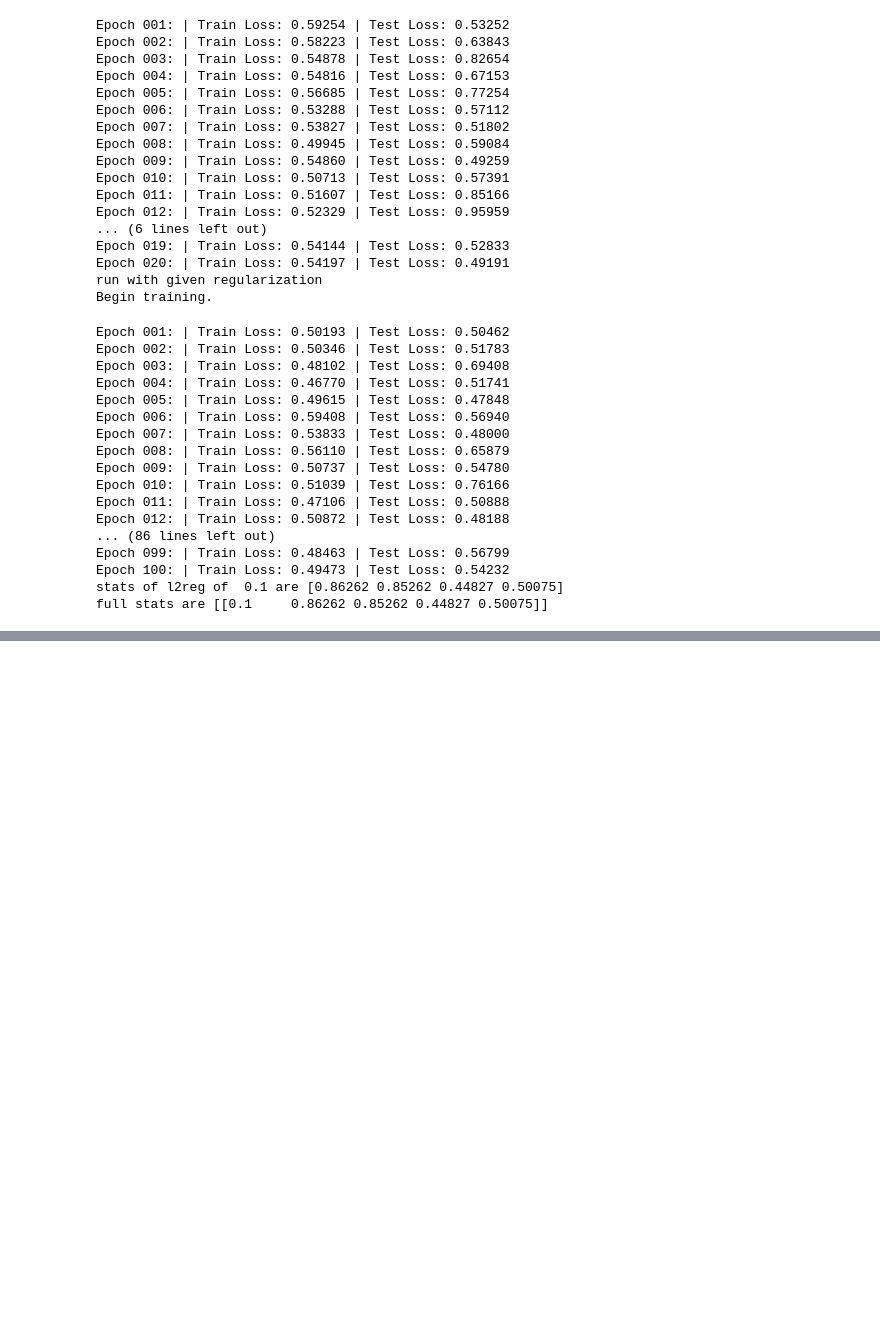
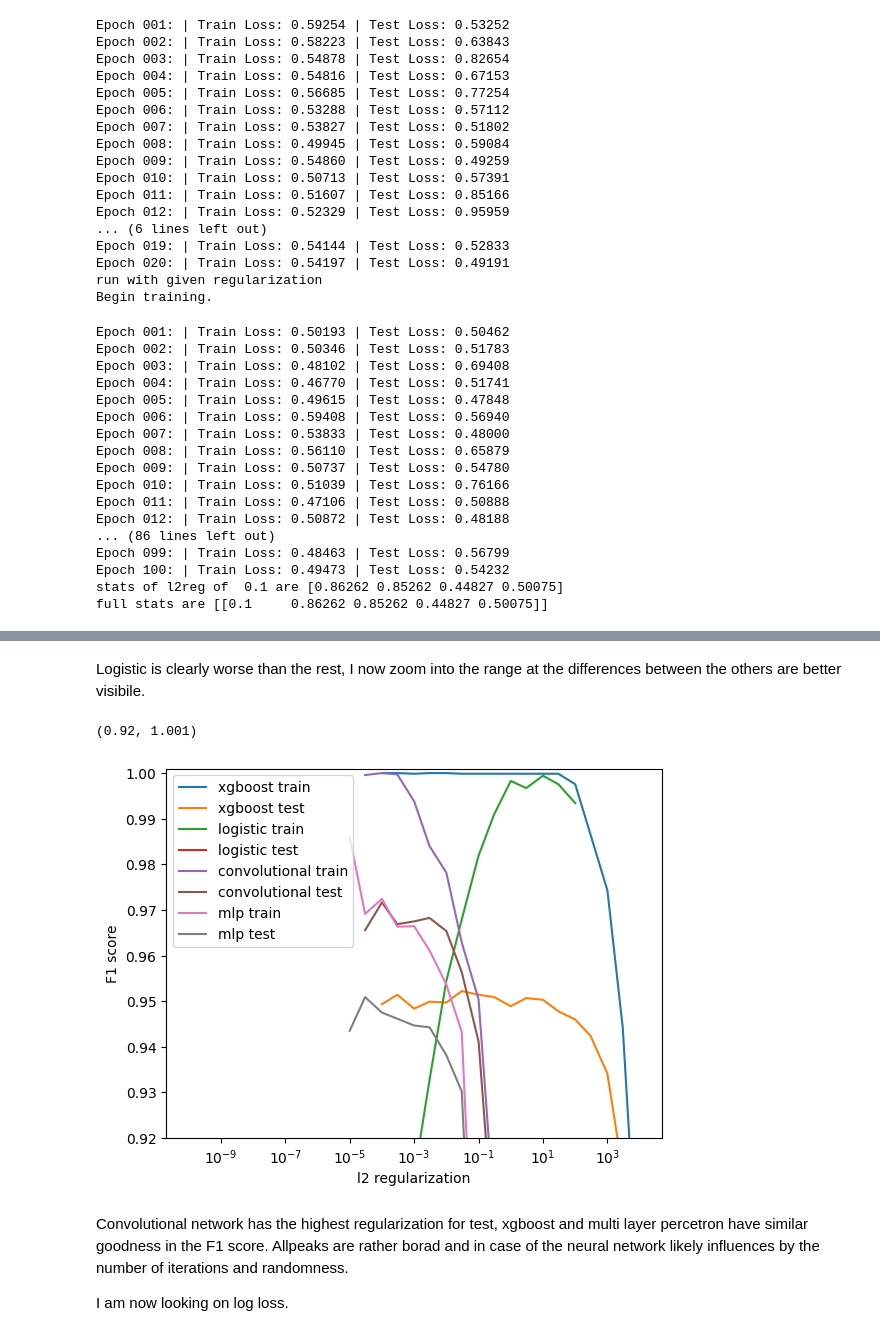
Before and after one commit to tkfritz/astro_images, a Jupyter notebook: galaxy_type_fit2.ipynb, the cells around one changed output, grey strips where cells are left out. Saved outputs shown, nothing was run; the diff lists cells and outputs as text; code cells hidden in the pictures; blank space fills up the shorter version.

```diff
--- a/galaxy_type_fit2.ipynb
+++ b/galaxy_type_fit2.ipynb
@@ -1672,3 +1592,30 @@ plt.xscale("log")
+# %% [markdown]
+Logistic is clearly worse than the rest, I now zoom into the range at the differences between the others are better visibile.
+# %%
+
+plt.plot(stats_xgb[0],stats_xgb[1],label='xgboost train')
+plt.plot(stats_xgb[0],stats_xgb[2],label='xgboost test')
+plt.plot(stats_log[0],stats_log[1],label='logistic train')
+plt.plot(stats_log[0],stats_log[2],label='logistic test')
+plt.plot(stats_conv[0],stats_conv[1],label='convolutional train')
+plt.plot(stats_conv[0],stats_conv[2],label='convolutional test')
+#plt.plot(stats_mlp[0],stats_mlp1[1],label='mlp train')
+#plt.plot(stats_mlp[0],stats_mlp1[2],label='mlp test')
+plt.plot(stats_mlp[0],stats_mlp[1],label='mlp train')
+plt.plot(stats_mlp[0],stats_mlp[2],label='mlp test')
+plt.legend(loc="best")
+#plt.title('Loss vs Epochs')
+plt.xlabel('l2 regularization')
+plt.ylabel('F1 score')
+plt.xscale("log")
+plt.ylim(0.92,1.001)
+# %% [output]
+(0.92, 1.001)
+[figure, added]
+# %% [markdown]
+Convolutional network has the highest regularization for test, xgboost and multi layer percetron have similar goodness in the F1 score. Allpeaks are rather borad and in case of the neural network likely influences by the number of iterations and randomness.
+
+I am now looking on log loss.
 # %%
 plt.plot(stats_xgb[0],stats_xgb[3],label='xgboost train')
 plt.plot(stats_xgb[0],stats_xgb[4],label='xgboost test')
```
Also changed, not shown: parts of 21 cells of this notebook.
